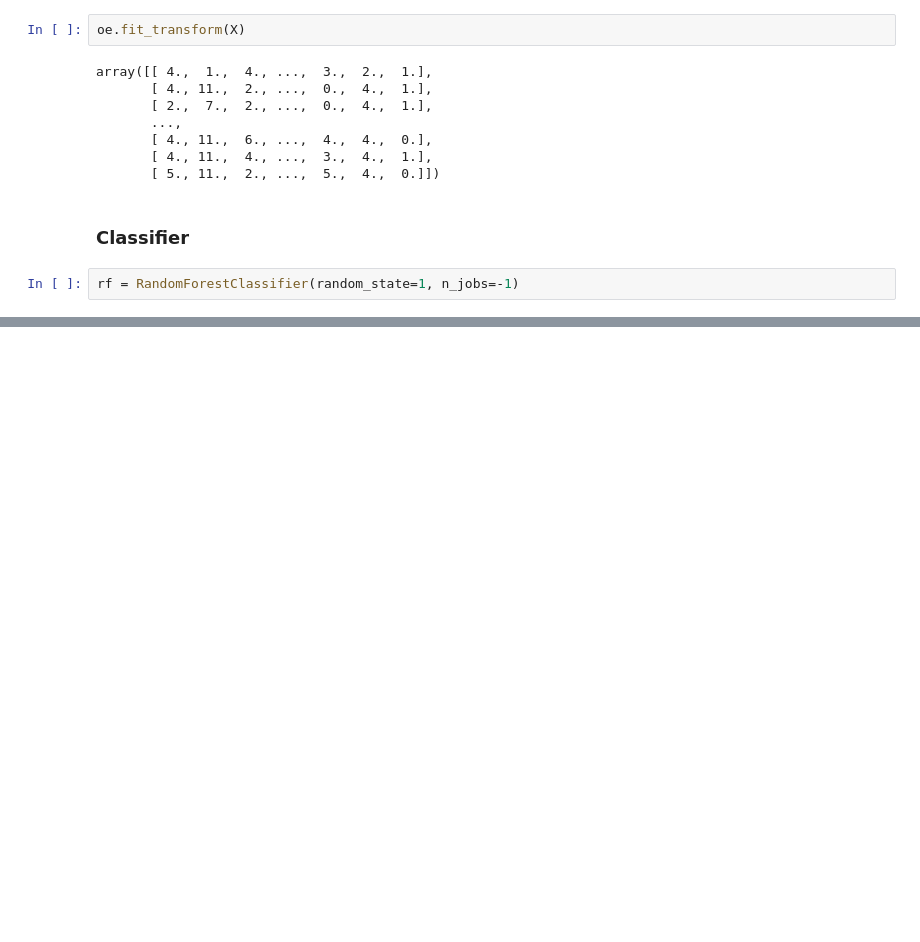
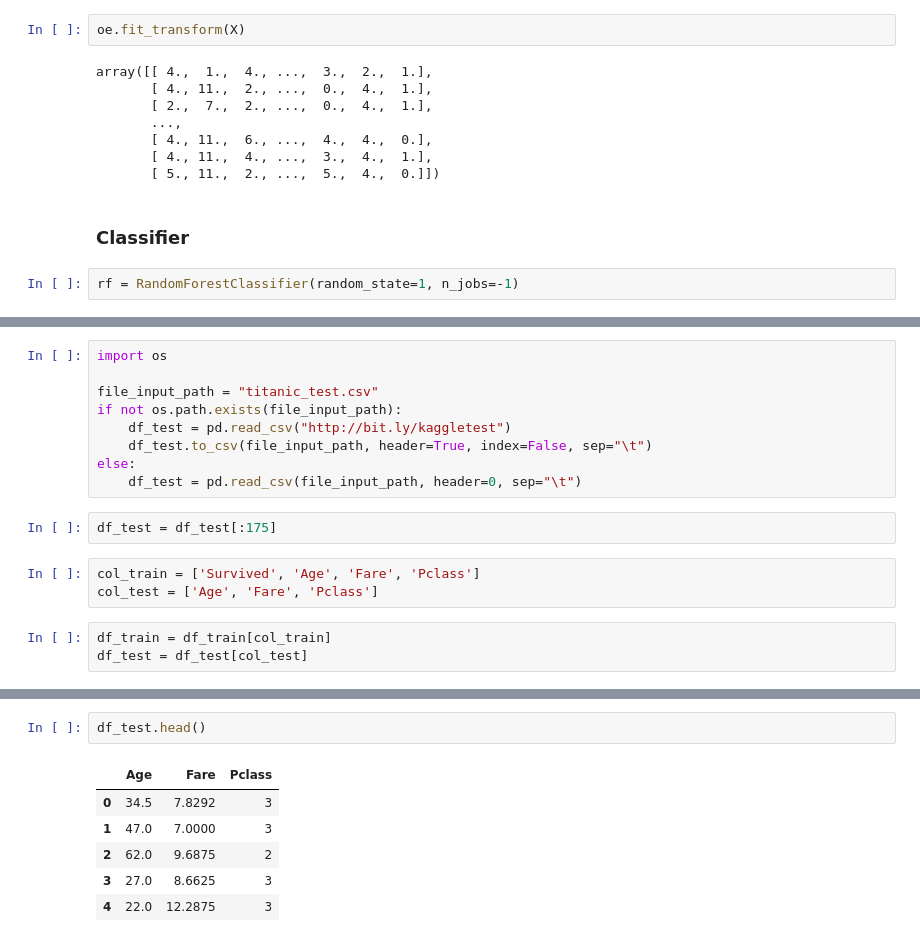
Before and after one commit to tien-le/-50-scikit-learn-tips, a Jupyter notebook: course - 50 scikit-learn tips.ipynb, the cells around one changed output, grey strips where cells are left out. Cells and saved outputs as stored; diff of their text form; blank space fills up the shorter version.

```diff
--- a/course - 50 scikit-learn tips.ipynb
+++ b/course - 50 scikit-learn tips.ipynb
@@ -799,0 +911,17 @@ Wall time: 3.36 s
+# %%
+import os
+
+file_input_path = "titanic_test.csv"
+if not os.path.exists(file_input_path):
+    df_test = pd.read_csv("http://bit.ly/kaggletest")
+    df_test.to_csv(file_input_path, header=True, index=False, sep="\t")
+else:
+    df_test = pd.read_csv(file_input_path, header=0, sep="\t")
+# %%
+df_test = df_test[:175]
+# %%
+col_train = ['Survived', 'Age', 'Fare', 'Pclass']
+col_test = ['Age', 'Fare', 'Pclass']
+# %%
+df_train = df_train[col_train]
+df_test = df_test[col_test]
@@ -799,0 +972,9 @@ Wall time: 3.36 s
+# %%
+df_test.head()
+# %% [output]
+|  | Age | Fare | Pclass |
+| 0 | 34.5 | 7.8292 | 3 |
+| 1 | 47.0 | 7.0000 | 3 |
+| 2 | 62.0 | 9.6875 | 2 |
+| 3 | 27.0 | 8.6625 | 3 |
+| 4 | 22.0 | 12.2875 | 3 |
```
Also changed, not shown: parts of 91 cells of this notebook, 3 other files.
